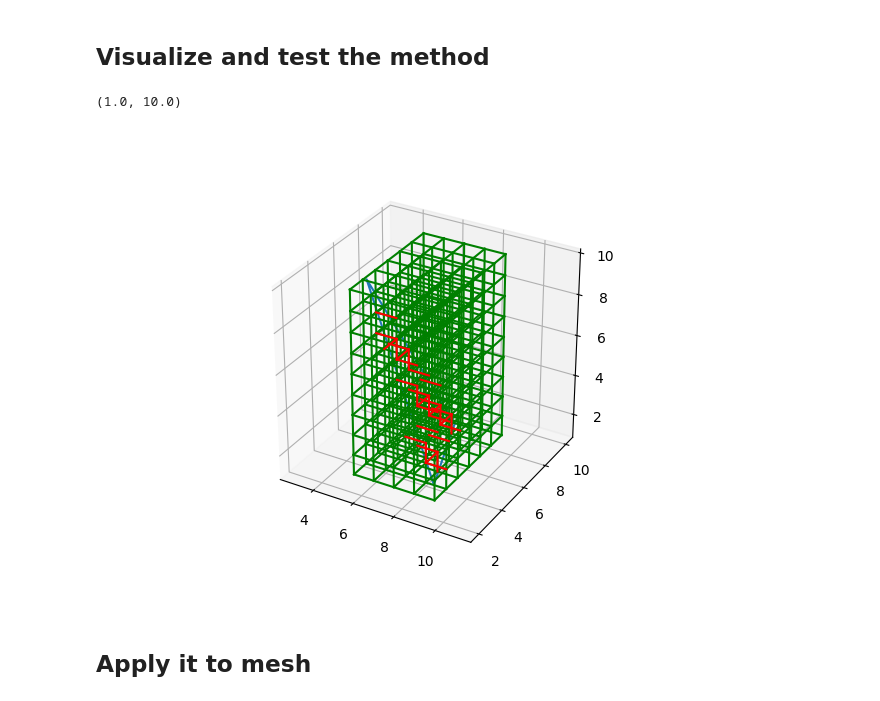
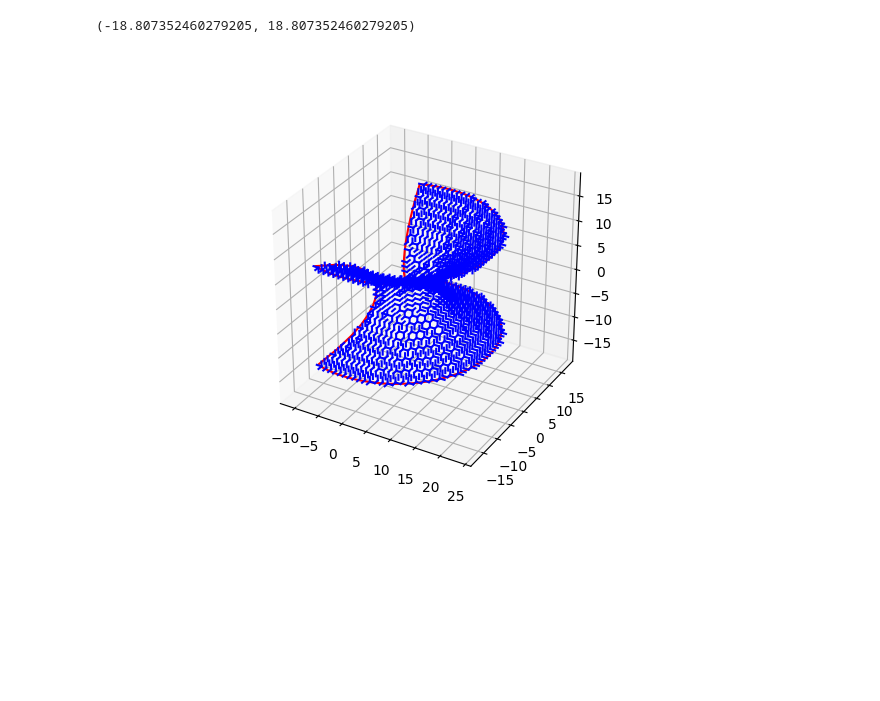
Before and after one commit to Mehdi5578/3DPU_Plateau_Problem, a Jupyter notebook: Block_edges/block_edges.ipynb, the cells around one changed output. Drawn from its saved outputs; the diff is of its cells as text; code cells hidden in the pictures; blank space fills up the shorter version.

```diff
--- a/Block_edges/block_edges.ipynb
+++ b/Block_edges/block_edges.ipynb
@@ -26,3 +8,0 @@ for _ in range(10000):
-# %%
-k = [1,4,3]
-k[:2]+k[3:]
@@ -30,0 +22,8 @@ k[:2]+k[3:]
+# %%
+import sys
+sys.path.append('/home/mehdii/projects/def-vidalthi/mehdii/3dPU/3dPU/Plateau_Problem/Triangulation_Meshing/')
+sys.path.append('/home/mehdii/projects/def-vidalthi/mehdii/3dPU/3dPU/Plateau_Problem/')
+sys.path.append('/home/mehdii/projects/def-vidalthi/mehdii/3dPU/3dPU/')
+import pickle
+with open("/home/mehdii/projects/def-vidalthi/mehdii/3dPU/3dPU/Plateau_Problem/Triangulation_Meshing/tests/test_catenoid_big.pkl", "rb") as file:
+    M = pickle.load(file)
@@ -90,2 +148,3 @@ def traverse(Tr,P,Q):
-# %% [markdown]
-## Visualize and test the method
+# %%
+# from block_edges import *
+C = Block_edges(M.triangles,M.mapping)
@@ -92,50 +153,57 @@ def traverse(Tr,P,Q):
 # %%
+##Vizualize the blocked edges :
+
 X,Y,Z = [],[],[]
 
 fig = plt.figure()
 ax = fig.add_subplot(111, projection='3d')
 ax.set_aspect('equal')
 
 
-xs = [ind[0] for ind in tr] + [tr[0][0]]
-ys = [ind[1] for ind in tr] + [tr[0][1]]
-zs = [ind[2] for ind in tr] + [tr[0][2]]
-ax.plot(xs,ys,zs)
+# #Drawing the meshing triangles
+for tr in M.triangles:
+    xs = [M.mapping[ind][0] for ind in tr] + [M.mapping[tr[0]][0]]
+    ys = [M.mapping[ind][1] for ind in tr] + [M.mapping[tr[0]][1]]
+    zs = [M.mapping[ind][2] for ind in tr] + [M.mapping[tr[0]][2]]
+    # ax.plot(xs,ys,zs,color ="green")
 
-X = X + list(xs)
-Y = Y + list(ys)
-Z = Z + list(zs)
+    X = X + list(xs)
+    Y = Y + list(ys)
+    Z = Z + list(zs)
+
+
+#Drawing the boundary
+X_b,Y_b,Z_b = [],[],[]
+for pt in M.boundary.points:
+    X_b.append(pt[0])
+    Y_b.append(pt[1])
+    Z_b.append(pt[2])
+
+plt.plot(X_b,Y_b,Z_b,color = 'red')
+
+#Drawing the blocked edges
+X_e,Y_e,Z_e = [],[],[]
+for (P,Q) in C.blocked_edges:
+    plt.plot([P[0],Q[0]],[P[1],Q[1]],[P[2],Q[2]],color = "b")
 
 
 
-for (P,Q) in detect_edges(tr):
-    ax.plot([P[0],Q[0]],[P[1],Q[1]],[P[2],Q[2]],color='green')
 
-    X= X + [P[0],Q[0]]
-    Y = Y +[P[1],Q[1]]
-    Z = Z + [P[2],Q[2]]
-
-for (P,Q) in S:
-    ax.plot([P[0],Q[0]],[P[1],Q[1]],[P[2],Q[2]],color='red')
-
-    X= X + [P[0],Q[0]]
-    Y = Y +[P[1],Q[1]]
-    Z = Z + [P[2],Q[2]]
 
 X = np.array(X)
 Y = np.array(Y)
 Z = np.array(Z)
 max_range = np.array([X.max()-X.min(), Y.max()-Y.min(), Z.max()-Z.min()]).max() / 2.0
 
 mid_x = (X.max()+X.min()) * 0.5
 mid_y = (Y.max()+Y.min()) * 0.5
 mid_z = (Z.max()+Z.min()) * 0.5
 
 ax.grid(True)
 
 ax.set_xlim(mid_x - max_range, mid_x + max_range)
 ax.set_ylim(mid_y - max_range, mid_y + max_range)
 ax.set_zlim(mid_z - max_range, mid_z + max_range)
 # %% [output]
-(1.0, 10.0)
+(-18.807352460279205, 18.807352460279205)
-[figure, old version]
+[figure, new version]
@@ -154,2 +209,0 @@ for i in pt_internes:
-# %% [markdown]
-## Apply it to mesh
```
Also changed, not shown: parts of 17 cells of this notebook, 6 other files.
